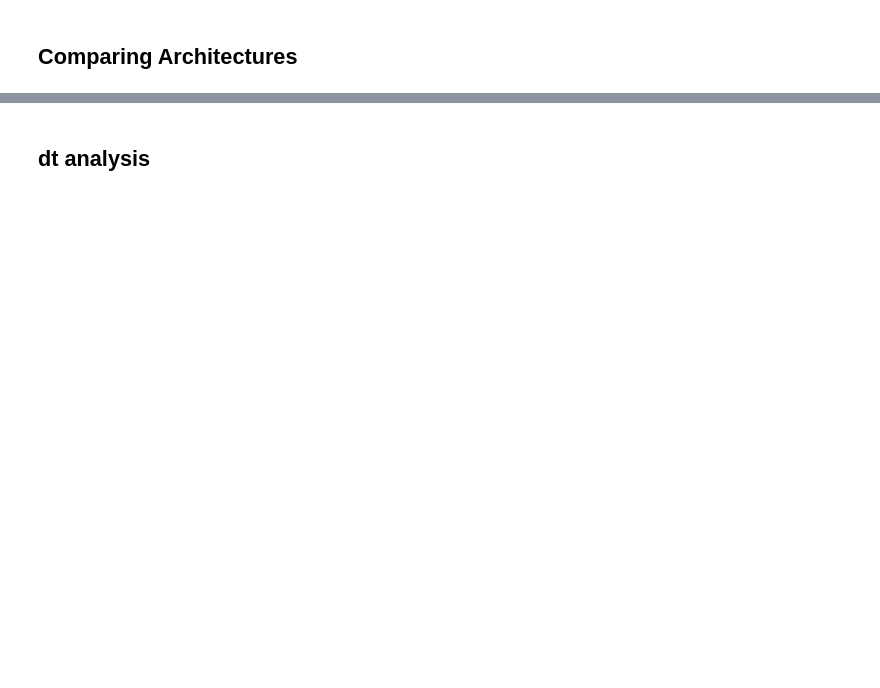
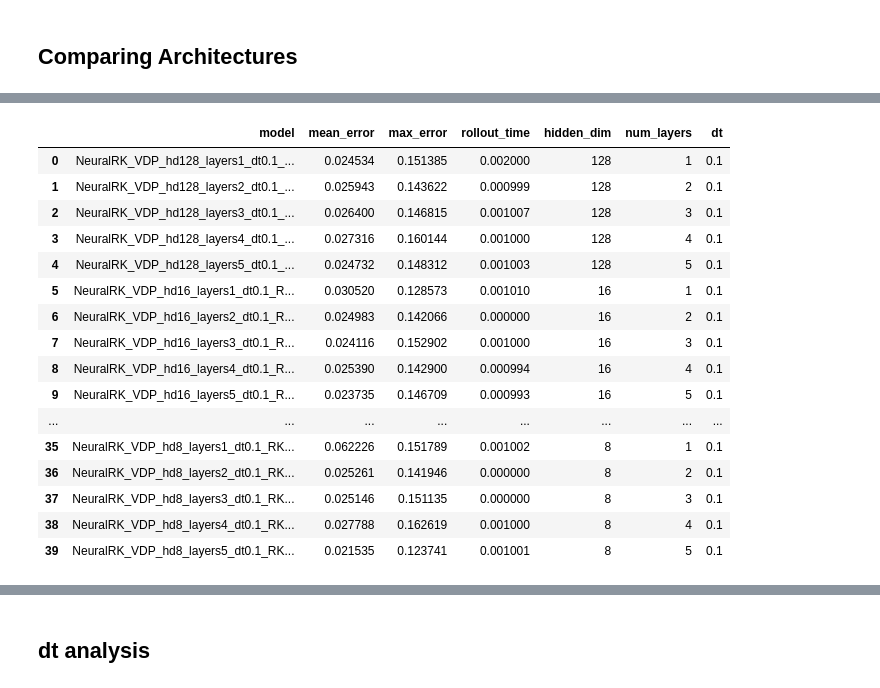
Before and after one commit to GeorgeWilliam1999/TrackExtrapolation, a Jupyter notebook: RK_PINNs/RK_PINN.ipynb, the cells around one changed output, grey strips where cells are left out. Cells and saved outputs as stored; diff of their text form; code cells hidden in the pictures; blank space fills up the shorter version.

```diff
--- a/RK_PINNs/RK_PINN.ipynb
+++ b/RK_PINNs/RK_PINN.ipynb
@@ -642,0 +728,75 @@ Best model: hidden_dim = 16, num_layers = 3
+# %%
+# Function to time the rollout of a model
+def time_rollout(model, x0, steps, dt):
+    start_time = time.time()
+    rollout_neural_model(model, x0, steps, dt)
+    return time.time() - start_time
+
+
+### Time and evaluate all saved models
+def evaluate_and_time_saved_models(steps):
+    results = []
+    model_dir = r"C:\Users\GeorgeWilliam\Documents\GitHub\TrackExtrapolation\RK_PINNs\Results\VDP\Models"
+
+    for filename in os.listdir(model_dir):
+        if filename.endswith(".pt"):
+            model_path = os.path.join(model_dir, filename)
+            try:
+                checkpoint = torch.load(model_path, map_location=device)
+                info = checkpoint.get("model_info", {})
+
+                # Extract parameters from checkpoint
+                input_dim = info.get("input_dim", 2)
+                hidden_dim = info.get("hidden_dim", 64)
+                output_dim = info.get("output_dim", 2)
+                num_layers = info.get("num_layers", 3)
+                dt_val = info.get("dt", 0.1)
+
+                # Construct model with correct architecture
+                model = NeuralRK(
+                    input_dim=input_dim,
+                    hidden_dim=hidden_dim,
+                    num_layers=num_layers,
+                    output_dim=output_dim,
+                    butcher=rk4
+                ).to(device)
+                model.dt = dt_val
+                model.load_state_dict(checkpoint["model_state_dict"])
+
+                # Time the rollout
+                rollout_time = time_rollout(model, x0, steps, dt_val)
+
+                # Evaluate final error
+                errors = evaluate_final_error(
+                    model=model,
+                    rk_func=rk_apply,
+                    butcher=rk4,
+                    f=vdp,
+                    x0_set=x0_eval,
+                    t_end=dt_val,
+                    dt=dt_val
+                )
+
+                results.append({
+                    "model": filename,
+                    "mean_error": errors.mean().item(),
+                    "max_error": errors.max().item(),
+                    "rollout_time": rollout_time
+                })
+
+            except Exception as e:
+                print(f"❌ Failed to evaluate {filename}: {e}")
+
+    if results:
+        df = pd.DataFrame(results)
+        df['hidden_dim'] = df['model'].apply(lambda x: int(x.split('_hd')[1].split('_')[0]))
+        df['num_layers'] = df['model'].apply(lambda x: int(x.split('_layers')[1].split('_')[0]))
+        df['dt'] = df['model'].apply(lambda x: float(x.split('_dt')[1].split('_')[0]))
+        df.to_csv("rk_nn_saved_models_evaluation_with_timing.csv", index=False)
+        print("\n✅ Saved evaluation and timing to rk_nn_saved_models_evaluation_with_timing.csv")
+        return df
+    else:
+        print("\n⚠️ No models were successfully evaluated.")
+
+evaluate_and_time_saved_models(steps = 1)
+# %% [output]
@@ -642,0 +804,17 @@ Best model: hidden_dim = 16, num_layers = 3
+|  | model | mean_error | max_error | rollout_time | hidden_dim | num_layers | dt |
+| 0 | NeuralRK_VDP_hd128_layers1_dt0.1_... | 0.024534 | 0.151385 | 0.002000 | 128 | 1 | 0.1 |
+| 1 | NeuralRK_VDP_hd128_layers2_dt0.1_... | 0.025943 | 0.143622 | 0.000999 | 128 | 2 | 0.1 |
+| 2 | NeuralRK_VDP_hd128_layers3_dt0.1_... | 0.026400 | 0.146815 | 0.001007 | 128 | 3 | 0.1 |
+| 3 | NeuralRK_VDP_hd128_layers4_dt0.1_... | 0.027316 | 0.160144 | 0.001000 | 128 | 4 | 0.1 |
+| 4 | NeuralRK_VDP_hd128_layers5_dt0.1_... | 0.024732 | 0.148312 | 0.001003 | 128 | 5 | 0.1 |
+| 5 | NeuralRK_VDP_hd16_layers1_dt0.1_R... | 0.030520 | 0.128573 | 0.001010 | 16 | 1 | 0.1 |
+| 6 | NeuralRK_VDP_hd16_layers2_dt0.1_R... | 0.024983 | 0.142066 | 0.000000 | 16 | 2 | 0.1 |
+| 7 | NeuralRK_VDP_hd16_layers3_dt0.1_R... | 0.024116 | 0.152902 | 0.001000 | 16 | 3 | 0.1 |
+| 8 | NeuralRK_VDP_hd16_layers4_dt0.1_R... | 0.025390 | 0.142900 | 0.000994 | 16 | 4 | 0.1 |
+| 9 | NeuralRK_VDP_hd16_layers5_dt0.1_R... | 0.023735 | 0.146709 | 0.000993 | 16 | 5 | 0.1 |
+| ... | ... | ... | ... | ... | ... | ... | ... |
+| 35 | NeuralRK_VDP_hd8_layers1_dt0.1_RK... | 0.062226 | 0.151789 | 0.001002 | 8 | 1 | 0.1 |
+| 36 | NeuralRK_VDP_hd8_layers2_dt0.1_RK... | 0.025261 | 0.141946 | 0.000000 | 8 | 2 | 0.1 |
+| 37 | NeuralRK_VDP_hd8_layers3_dt0.1_RK... | 0.025146 | 0.151135 | 0.000000 | 8 | 3 | 0.1 |
+| 38 | NeuralRK_VDP_hd8_layers4_dt0.1_RK... | 0.027788 | 0.162619 | 0.001000 | 8 | 4 | 0.1 |
+| 39 | NeuralRK_VDP_hd8_layers5_dt0.1_RK... | 0.021535 | 0.123741 | 0.001001 | 8 | 5 | 0.1 |
```
Also changed, not shown: parts of 21 cells of this notebook, 11 other files.
